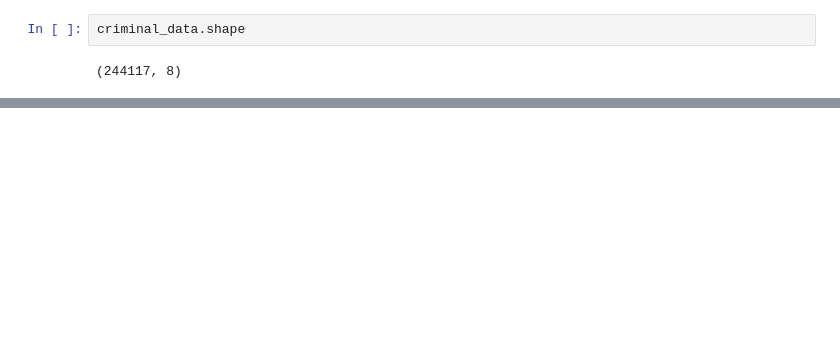
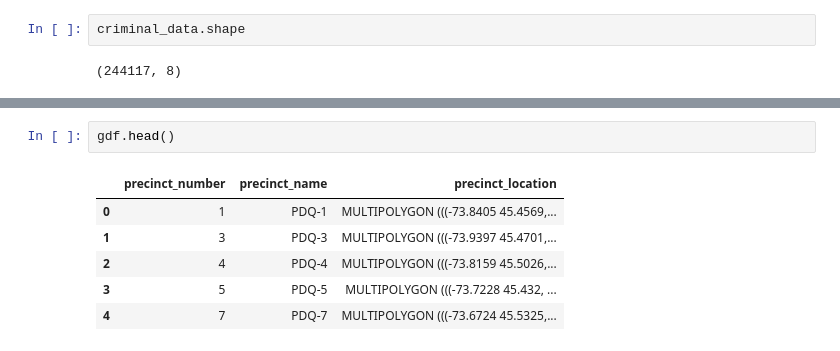
Before and after one commit to palashbadjatya01/DataExplorationProjects, a Jupyter notebook: CrimeDataExploration/data_exploration.ipynb, the cells around one changed output, grey strips where cells are left out. Drawn from its saved outputs; the diff is of its cells as text; blank space fills up the shorter version.

```diff
--- a/CrimeDataExploration/data_exploration.ipynb
+++ b/CrimeDataExploration/data_exploration.ipynb
@@ -100,0 +208,9 @@ limitespdq
+# %%
+gdf.head()
+# %% [output]
+|  | precinct_number | precinct_name | precinct_location |
+| 0 | 1 | PDQ-1 | MULTIPOLYGON (((-73.8405 45.4569,... |
+| 1 | 3 | PDQ-3 | MULTIPOLYGON (((-73.9397 45.4701,... |
+| 2 | 4 | PDQ-4 | MULTIPOLYGON (((-73.8159 45.5026,... |
+| 3 | 5 | PDQ-5 | MULTIPOLYGON (((-73.7228 45.432, ... |
+| 4 | 7 | PDQ-7 | MULTIPOLYGON (((-73.6724 45.5325,... |
```
Also changed, not shown: parts of 21 cells of this notebook.
